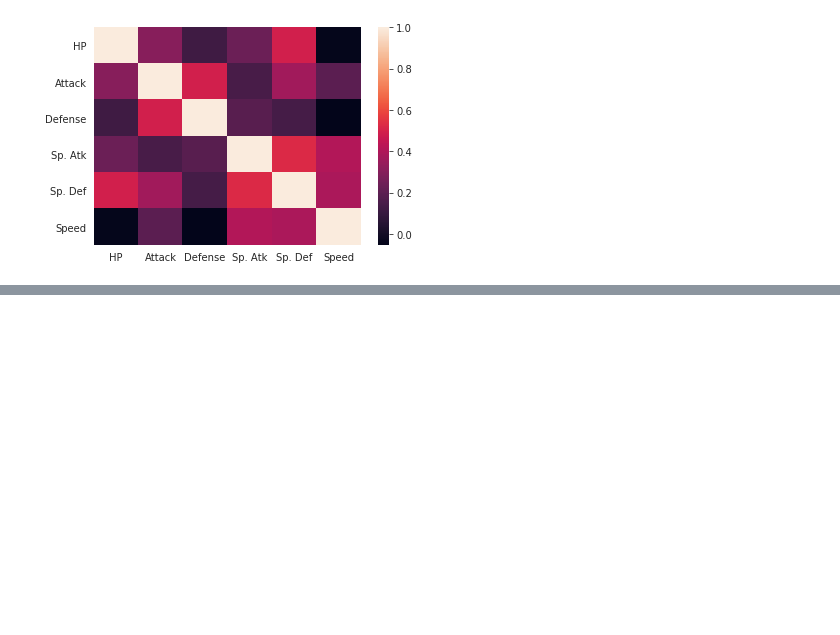
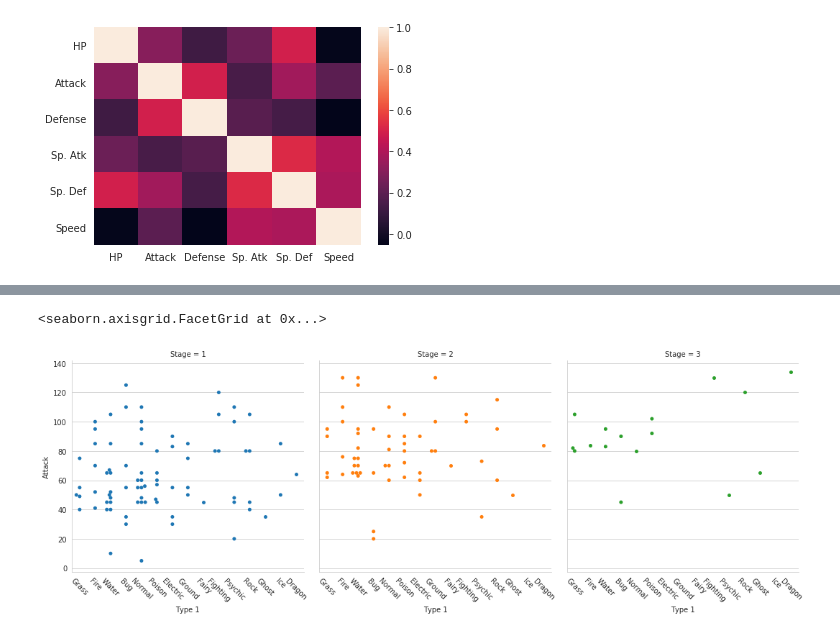
Before and after one commit to 0xamogh/pokemon-analysis, a Jupyter notebook: pokemon-anal.ipynb, the cells around one changed output, grey strips where cells are left out. Cells and saved outputs as stored; diff of their text form; code cells hidden in the pictures; blank space fills up the shorter version.

```diff
--- a/pokemon-anal.ipynb
+++ b/pokemon-anal.ipynb
@@ -117,0 +130,14 @@ sns.heatmap(corr)
+# %%
+# Factor Plot
+g = sns.factorplot(x='Type 1',
+                   y='Attack',
+                   data=df,
+                   hue='Stage',  # Color by stage
+                   col='Stage',  # Separate by stage
+                   kind='swarm') # Swarmplot
+
+# Rotate x-axis labels
+g.set_xticklabels(rotation=-45)
+# %% [output]
+<seaborn.axisgrid.FacetGrid at 0x...>
+[figure, added]
```
Also changed, not shown: parts of 4 cells of this notebook.
